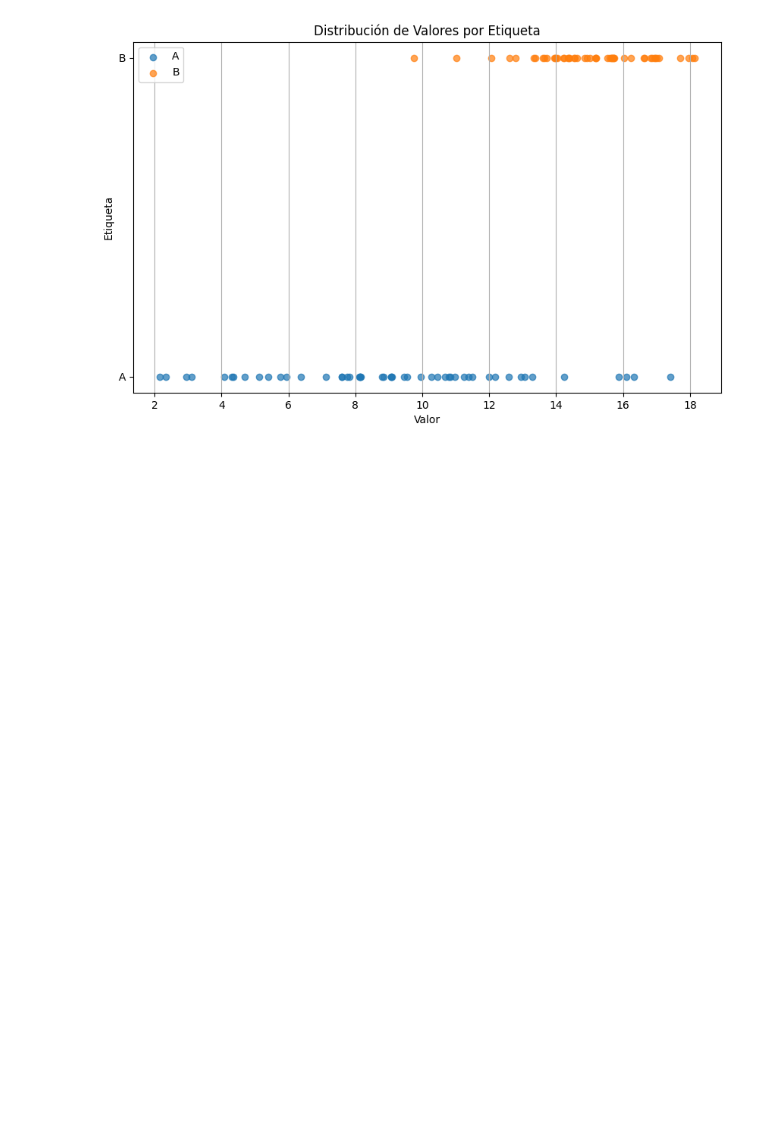
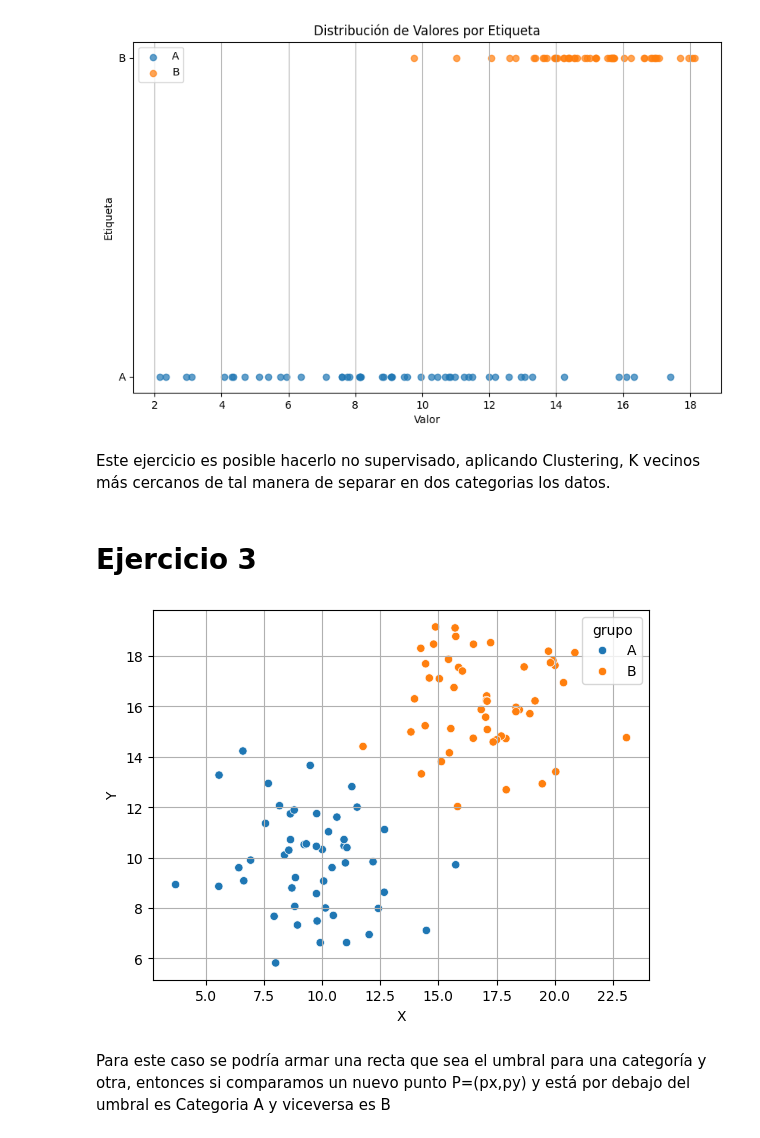
Before and after one commit to paezagustin/ML_2025, a Jupyter notebook: Ejercicios_clase_2.ipynb, the cells around one changed output. Cells and saved outputs as stored; diff of their text form; code cells hidden in the pictures; blank space fills up the shorter version.

```diff
--- a/Ejercicios_clase_2.ipynb
+++ b/Ejercicios_clase_2.ipynb
@@ -386,3 +315,37 @@ plt.grid(True, axis='x') # Cuadrícula en el eje X para mejor lectura de valores
 plt.show()
 # %% [output]
 [figure]
+# %% [markdown]
+Este ejercicio es posible hacerlo no supervisado, aplicando Clustering, K vecinos más cercanos de tal manera de separar en dos categorias los datos.
+# %% [markdown]
+# Ejercicio 3
+# %%
+np.random.seed(12)
+
+N = 50
+media_A, desvio_A = 10, 2
+media_B, desvio_B = 17, 2
+
+
+valores_A_X = np.random.normal(loc=media_A, scale=desvio_A, size=N)
+valores_A_Y = np.random.normal(loc=media_A, scale=desvio_A, size=N)
+
+valores_B_X = np.random.normal(loc=media_B, scale=desvio_B, size=N)
+valores_B_Y = np.random.normal(loc=media_B, scale=desvio_B, size=N)
+
+df = pd.DataFrame({
+    'grupo': ['A'] * N + ['B'] * N,
+    'X': np.concatenate([valores_A_X, valores_B_X]),
+    'Y': np.concatenate([valores_A_Y, valores_B_Y])
+})
+# %%
+import seaborn as sns
+import matplotlib.pyplot as plt
+
+sns.scatterplot(data=df, x='X', y='Y', hue='grupo')
+plt.grid(True)
+plt.show()
+# %% [output]
+[figure, added]
+# %% [markdown]
+Para este caso se podría armar una recta que sea el umbral para una categoría y otra, entonces si comparamos un nuevo punto P=(px,py) y está por debajo del umbral es Categoria A y viceversa es B
```
Also changed, not shown: parts of 14 cells of this notebook.
